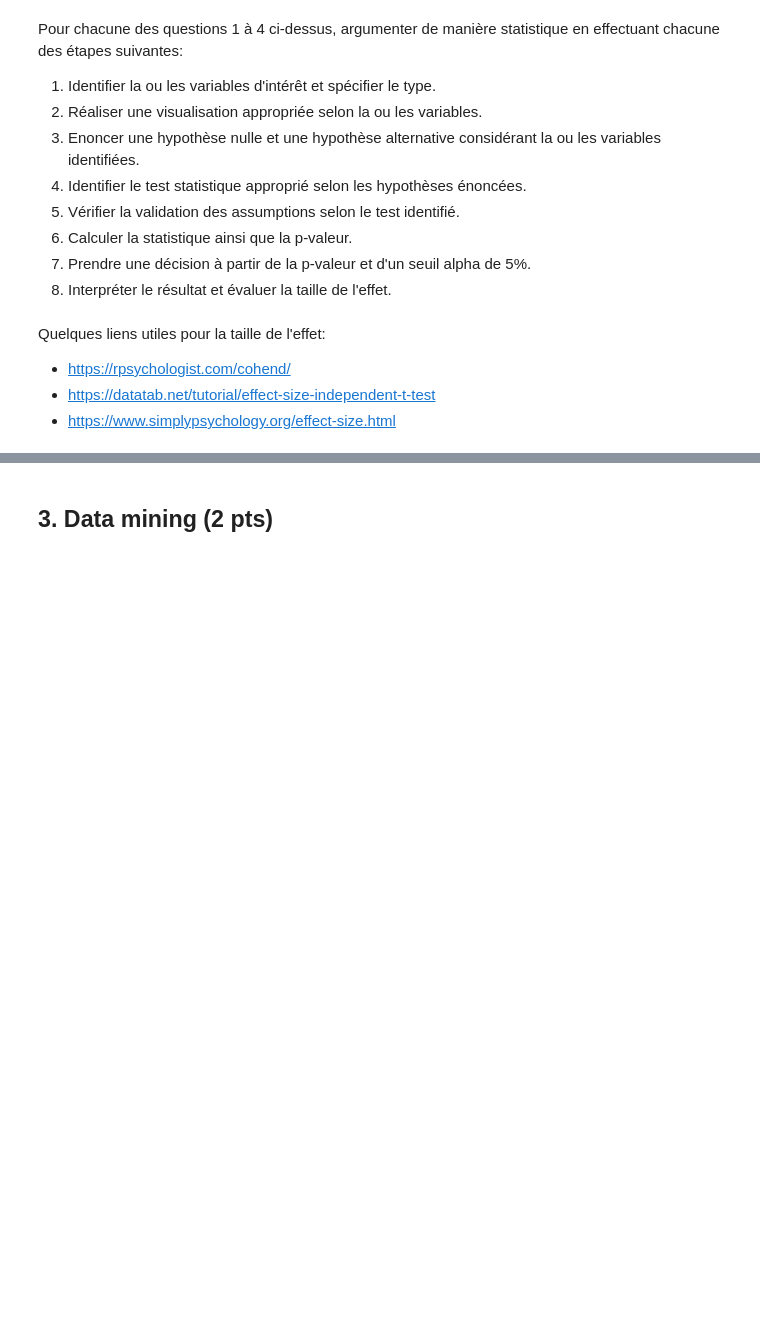
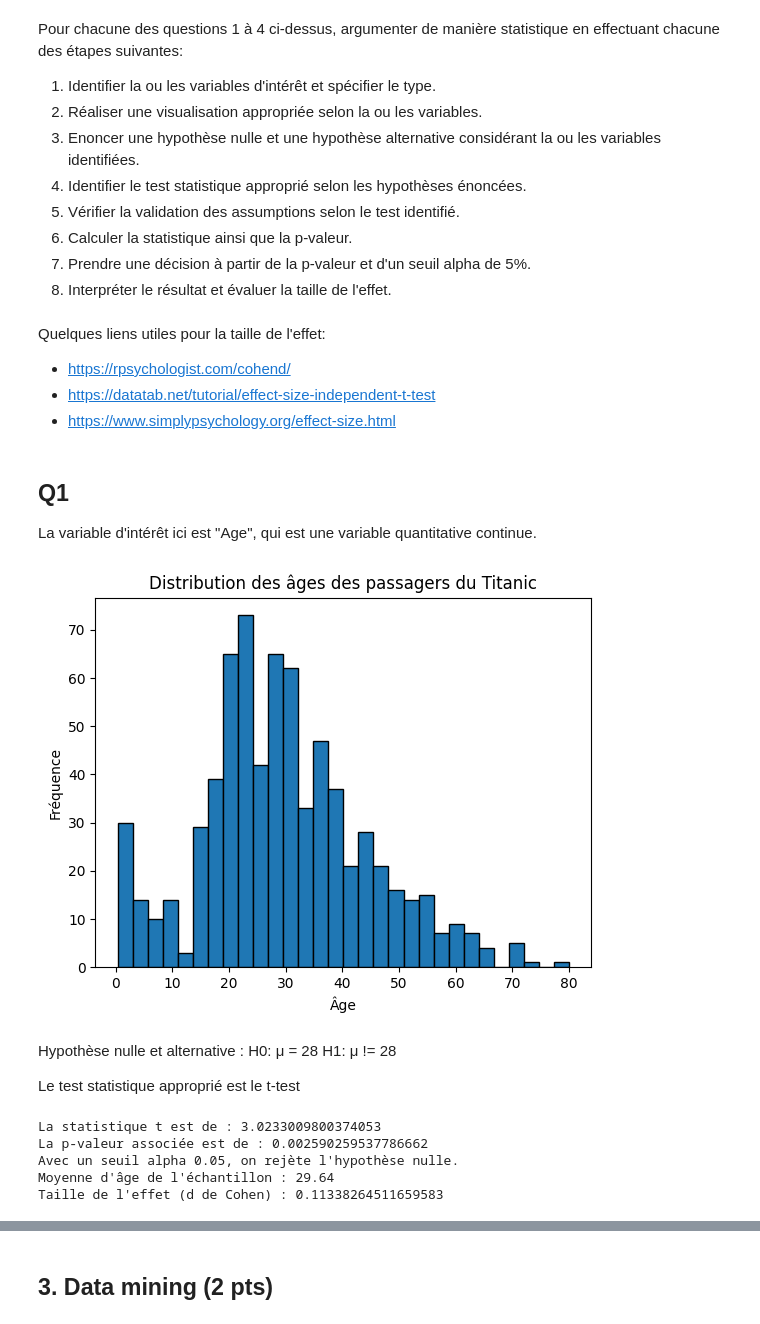
Before and after one commit to JonathanPiaget/titanique, a Jupyter notebook: main.ipynb, the cells around one changed output, grey strips where cells are left out. Saved outputs shown, nothing was run; the diff lists cells and outputs as text; code cells hidden in the pictures; blank space fills up the shorter version.

```diff
--- a/main.ipynb
+++ b/main.ipynb
@@ -123,3 +125,45 @@ Quelques liens utiles pour la taille de l'effet:
 * [https://rpsychologist.com/cohend/](https://rpsychologist.com/cohend/)
 * [https://datatab.net/tutorial/effect-size-independent-t-test](https://datatab.net/tutorial/effect-size-independent-t-test)
 * [https://www.simplypsychology.org/effect-size.html](https://www.simplypsychology.org/effect-size.html)
+# %% [markdown]
+## Q1
+La variable d'intérêt ici est "Age", qui est une variable quantitative continue.
+# %%
+plt.hist(data_clean['Age'], bins=30, edgecolor='black')
+plt.title('Distribution des âges des passagers du Titanic')
+plt.xlabel('Âge')
+plt.ylabel('Fréquence')
+plt.show()
+# %% [output]
+[figure, added]
+# %% [markdown]
+Hypothèse nulle et alternative :
+H0: μ = 28
+H1: μ != 28
+
+Le test statistique approprié est le t-test
+# %%
+# moyenne de l'âge de la population en 1912
+mu = 28
+# seuil
+alpha = 0.05
+
+t, p_valeur = stats.ttest_1samp(data_clean['Age'], popmean=mu)
+sample_mean = np.mean(data_clean['Age'])
+rounded_sample_mean = round(sample_mean, 2)
+d_cohen = (sample_mean - mu) / np.std(data_clean['Age'])
+
+print(f"La statistique t est de : {t}")
+print(f"La p-valeur associée est de : {p_valeur}")
+if p_valeur < alpha:
+    print(f"Avec un seuil alpha {alpha}, on rejète l'hypothèse nulle.")
+else:
+    print(f"Avec un seuil alpha {alpha}, on ne rejète pas l'hypothèse nulle.")
+print(f"Moyenne d'âge de l'échantillon : {rounded_sample_mean}")
+print(f"Taille de l'effet (d de Cohen) : {d_cohen}")
+# %% [output]
+La statistique t est de : 3.0233009800374053
+La p-valeur associée est de : 0.002590259537786662
+Avec un seuil alpha 0.05, on rejète l'hypothèse nulle.
+Moyenne d'âge de l'échantillon : 29.64
+Taille de l'effet (d de Cohen) : 0.11338264511659583
```
Also changed, not shown: parts of 2 cells of this notebook, 1 other file.
